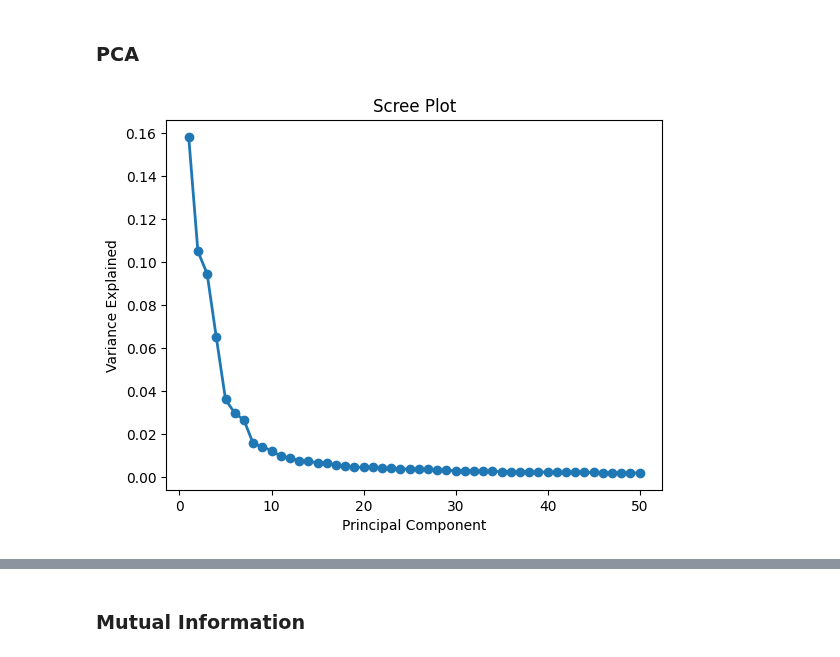
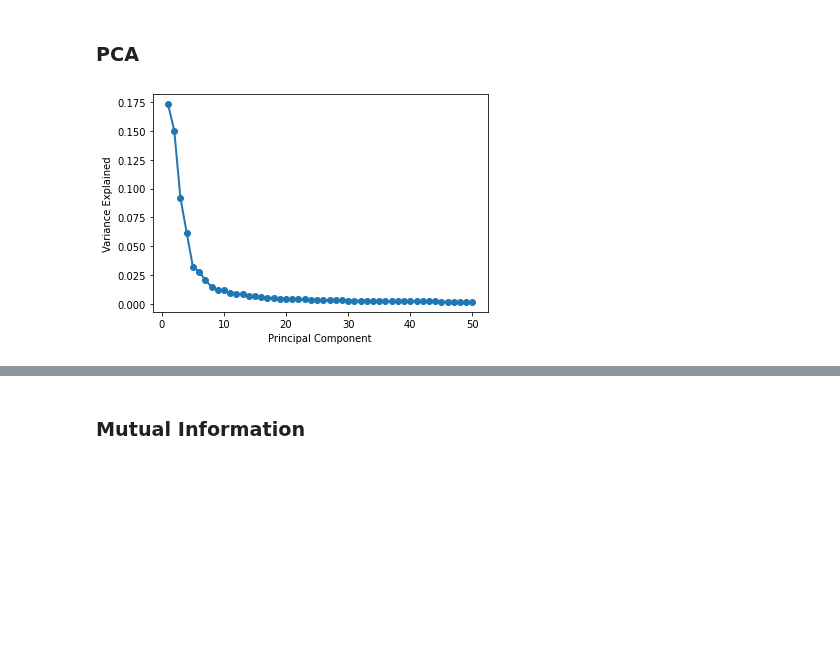
Before and after one commit to alina-dima/PR-for-AI, a Jupyter notebook: Assignment 2/Genes/genes.ipynb, the cells around one changed output, grey strips where cells are left out. Cells and saved outputs as stored; diff of their text form; code cells hidden in the pictures; blank space fills up the shorter version.

```diff
--- a/Assignment 2/Genes/genes.ipynb
+++ b/Assignment 2/Genes/genes.ipynb
@@ -149,18 +146,22 @@ plot_tsne(df_over, df_labels_over)
 # %% [markdown]
 ## Feature Selection / Dimension Reduction
+# %%
+# Create hold-out set
+X, y = adjusted_df, adjusted_df_labels
+X_train_bal, X_test_bal, y_train_bal, y_test_bal = train_test_split(X, y, test_size=0.2, random_state=RANDOM_STATE)
 # %% [markdown]
 ### PCA
 # %%
-def plot_pca_comp_variance(x, comp=50):
+def plot_pca_comp_variance(x, comp, fig_name=None):
     pca = PCA(n_components=comp)
     pca.fit(x)
     plt.plot(list(range(1, comp + 1)), pca.explained_variance_ratio_, "o-", linewidth=2)
-    plt.title("Scree Plot")
     plt.xlabel("Principal Component")
     plt.ylabel("Variance Explained")
+    save_plot(fig_name)
     plt.show()
-# %%
-plot_pca_comp_variance(df)
-# %% [output]
-[figure, removed]
+# %%
+plot_pca_comp_variance(X_train_bal, comp=50, fig_name="scree")
+# %% [output]
+[figure, added]
 # %%
```
Also changed, not shown: parts of 36 cells of this notebook, 8 other files.
